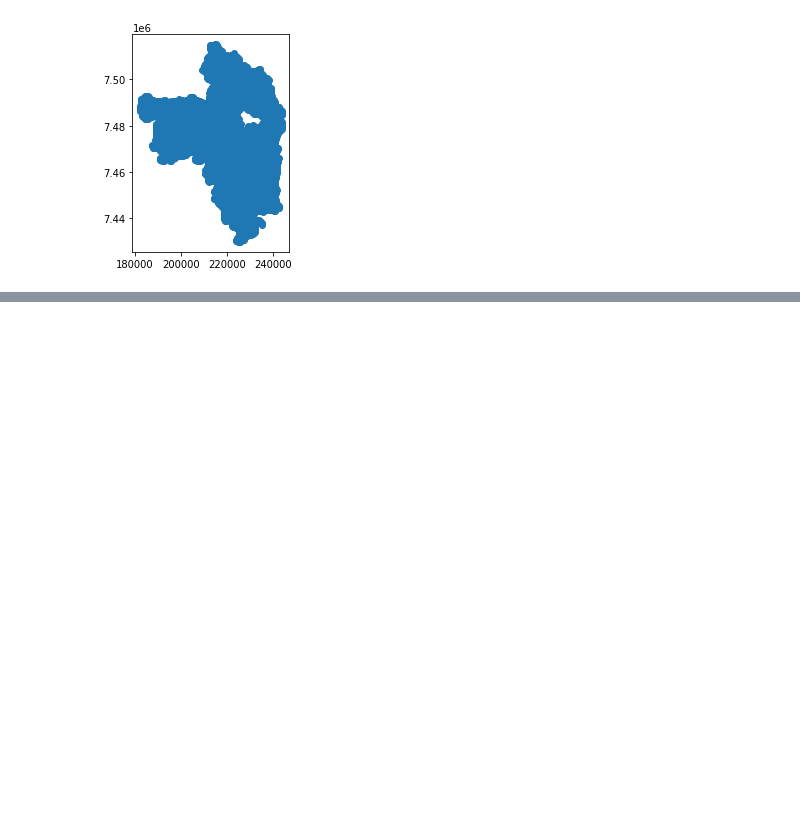
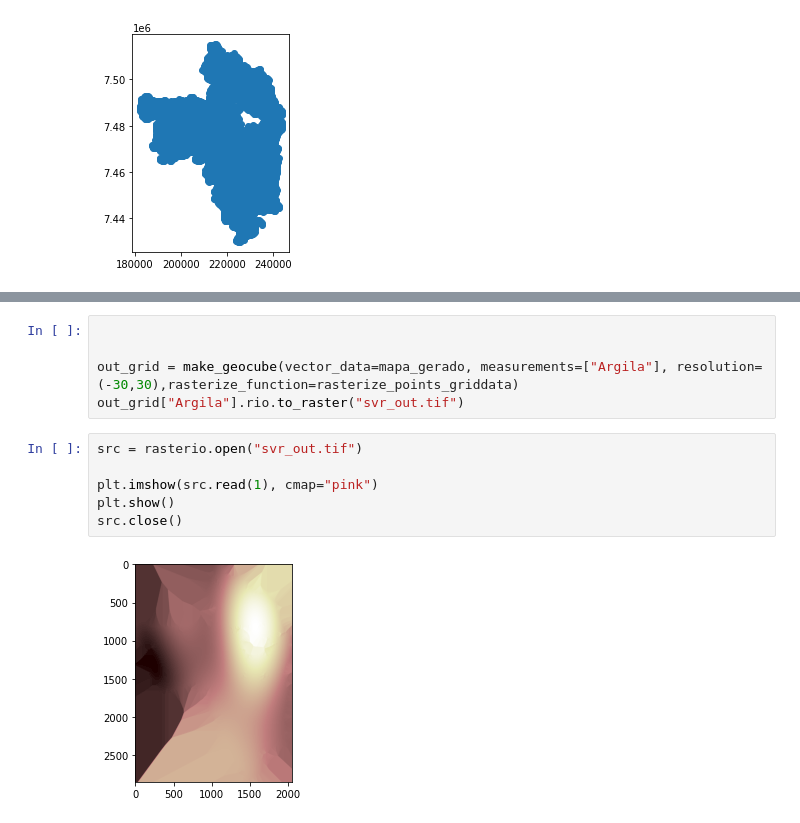
Before and after one commit to Livia-dias/Interpolate-carbono, a Jupyter notebook: sklearn/svr.ipynb, the cells around one changed output, grey strips where cells are left out. Cells and saved outputs as stored; diff of their text form; blank space fills up the shorter version.

```diff
--- a/sklearn/svr.ipynb
+++ b/sklearn/svr.ipynb
@@ -134,0 +175,13 @@ mapa_gerado.plot("Argila",ax=ax, legend=True)
+# %%
+
+
+out_grid = make_geocube(vector_data=mapa_gerado, measurements=["Argila"], resolution=(-30,30),rasterize_function=rasterize_points_griddata)
+out_grid["Argila"].rio.to_raster("svr_out.tif")
+# %%
+src = rasterio.open("svr_out.tif")
+
+plt.imshow(src.read(1), cmap="pink")
+plt.show()
+src.close()
+# %% [output]
+[figure, added]
```
Also changed, not shown: parts of 11 cells of this notebook.
